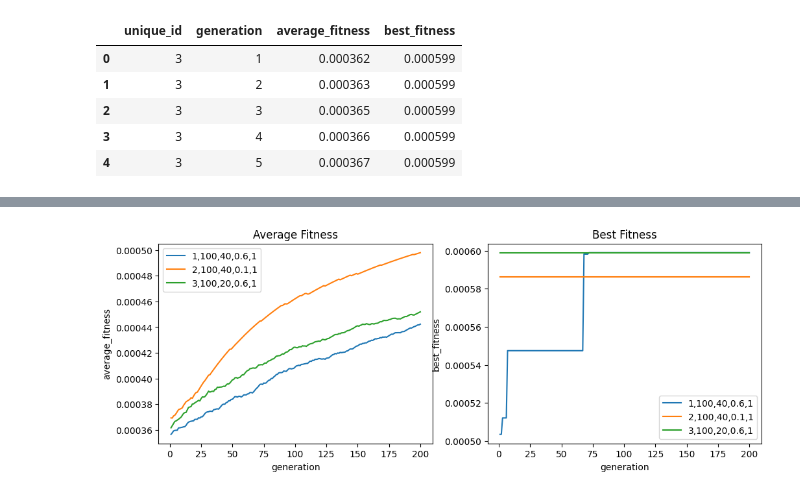
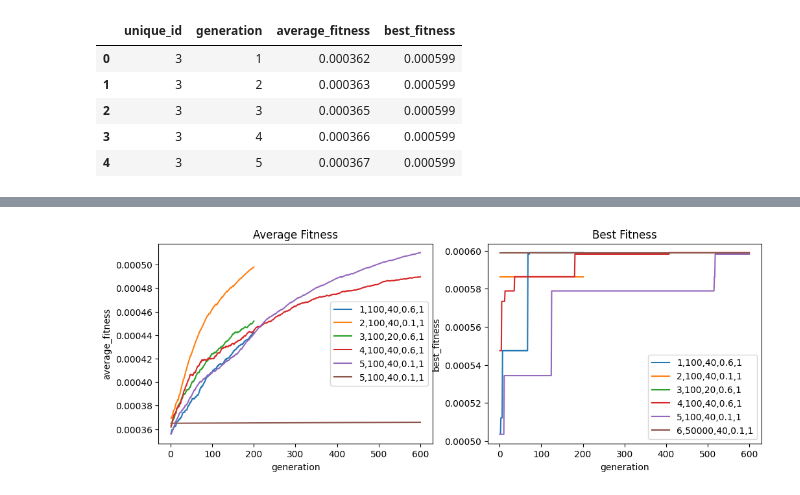
Before and after one commit to m-mathilde34/Traveling-Salesman-Analysis, a Jupyter notebook: notebooks/results_analysis.ipynb, the cells around one changed output, grey strips where cells are left out. Cells and saved outputs as stored; diff of their text form; code cells hidden in the pictures.

Commit message:
Added result files + visualised results of each experiment

```diff
--- a/notebooks/results_analysis.ipynb
+++ b/notebooks/results_analysis.ipynb
@@ -41,3 +41,8 @@ dataframe3.head()
 | 2 | 3 | 3 | 0.000365 | 0.000599 |
 | 3 | 3 | 4 | 0.000366 | 0.000599 |
 | 4 | 3 | 5 | 0.000367 | 0.000599 |
+# %%
+filename4 = "4_GA_SimpleCities_004_Results.csv"
+
+dataframe4 = pd.read_csv(path_to_data + filename4)
+dataframe4.head()
@@ -43,0 +56,5 @@ dataframe3.head()
+# %%
+filename5 = "5_GA_SimpleCities_005_Results.csv"
+
+dataframe5 = pd.read_csv(path_to_data + filename5)
+dataframe5.head()
@@ -43,0 +68,5 @@ dataframe3.head()
+# %%
+filename6 = "6_GA_SimpleCities_006_Results.csv"
+
+dataframe6 = pd.read_csv(path_to_data + filename6)
+dataframe6.head()
@@ -44,15 +80,22 @@ dataframe3.head()
 # %%
 fig, axs = plt.subplots(1, 2, figsize=(12, 4))
 
 sns.lineplot(data=dataframe, x="generation", y="average_fitness", label="1,100,40,0.6,1", ax=axs[0])
 sns.lineplot(data=dataframe, x="generation", y="best_fitness", label="1,100,40,0.6,1", ax=axs[1])
 sns.lineplot(data=dataframe2, x="generation", y="average_fitness", label="2,100,40,0.1,1", ax=axs[0])
 sns.lineplot(data=dataframe2, x="generation", y="best_fitness", label="2,100,40,0.1,1", ax=axs[1])
 sns.lineplot(data=dataframe3, x="generation", y="average_fitness", label="3,100,20,0.6,1", ax=axs[0])
 sns.lineplot(data=dataframe3, x="generation", y="best_fitness", label="3,100,20,0.6,1", ax=axs[1])
+sns.lineplot(data=dataframe4, x="generation", y="average_fitness", label="4,100,40,0.6,1", ax=axs[0])
+sns.lineplot(data=dataframe4, x="generation", y="best_fitness", label="4,100,40,0.6,1", ax=axs[1])
+sns.lineplot(data=dataframe5, x="generation", y="average_fitness", label="5,100,40,0.1,1", ax=axs[0])
+sns.lineplot(data=dataframe5, x="generation", y="best_fitness", label="5,100,40,0.1,1", ax=axs[1])
+sns.lineplot(data=dataframe6, x="generation", y="average_fitness", label="5,100,40,0.1,1", ax=axs[0])
+sns.lineplot(data=dataframe6, x="generation", y="best_fitness", label="6,50000,40,0.1,1", ax=axs[1])
+
 axs[0].set_title("Average Fitness")
 axs[1].set_title("Best Fitness")
 plt.legend()
 plt.show()
 # %% [output]
-[figure, old version]
+[figure, new version]
```
Also changed, not shown: parts of 3 cells of this notebook, 4 other files.
